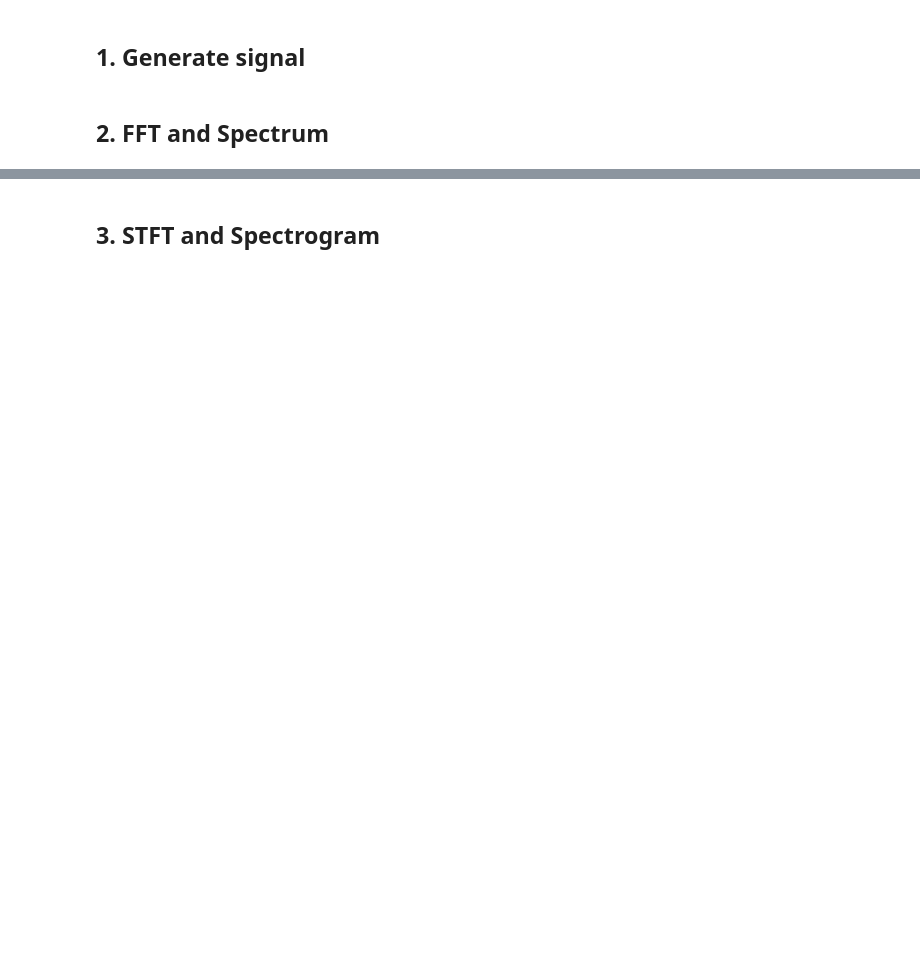
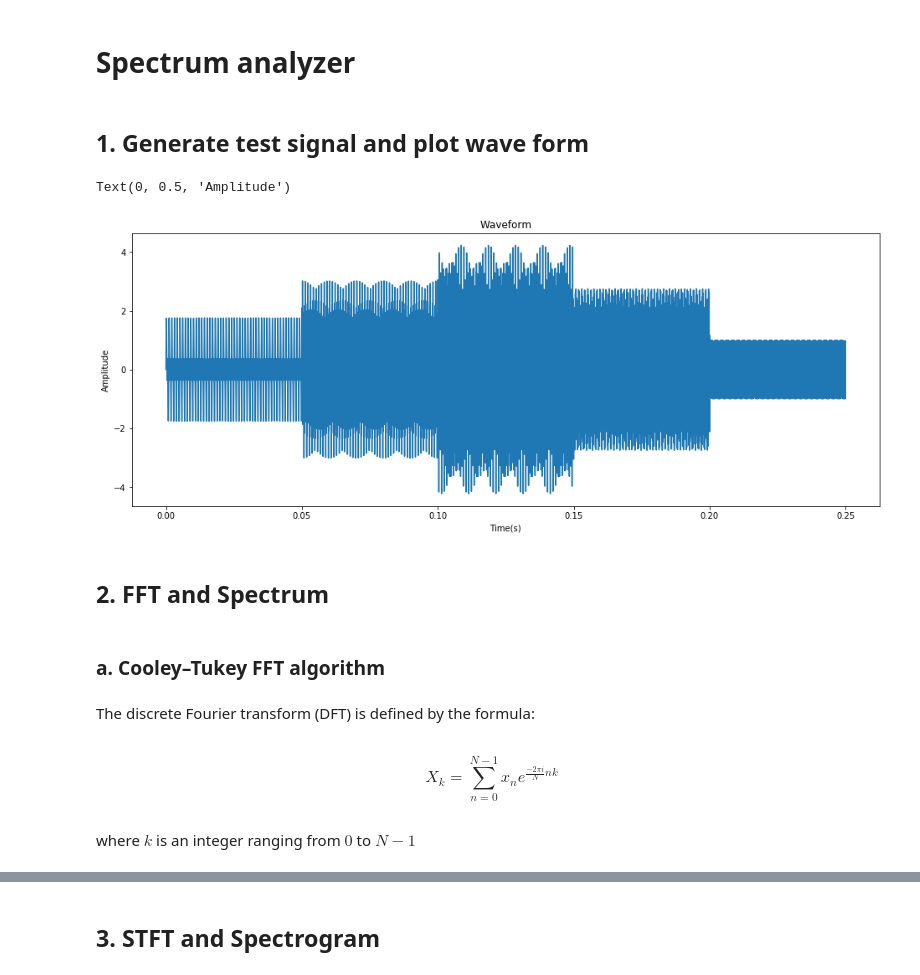
Before and after one commit to Sunfl4wer/Signal-and-Spectrum, a Jupyter notebook: Python/Final.ipynb, the cells around one changed output, grey strips where cells are left out. Saved outputs shown, nothing was run; the diff lists cells and outputs as text; code cells hidden in the pictures; blank space fills up the shorter version.

```diff
--- a/Python/Final.ipynb
+++ b/Python/Final.ipynb
@@ -19,34 +10,48 @@ import time
 # Checking fft and stft
 import scipy.signal as signal
 from scipy.fftpack import fft
+# %% [markdown]
+# Spectrum analyzer
 # %% [markdown]
-## 1. Generate signal
+## 1. Generate test signal and plot wave form
 # %%
-# unitstep function
-def rect_func(x, k):
+def rect_func(x, t1, t2):
+    # t2 > t1
     res = []
     N = len(x)
     for i in x:
-        if i <= k:
+        if t1 <= i <= t2:
+            res.append(1)
+        else:
             res.append(0)
-        else:
-            res.append(1)
     return np.array(res)
 # %%
 # Generate signal
-fs = 1024                      # sampling rate
-t = np.arange(0, 2, 1/fs)      # time
+fs = 44100
+t = np.arange(0, 0.25, 1/fs)
 # Signal
-x = np.sin(2*pi*10*t) + \
-    np.sin(2*pi*20*t)*rect_func(t, 0.3) + \
-    np.sin(2*pi*50*t)*rect_func(t, 0.6) + \
-    np.sin(2*pi*100*t)*rect_func(t, 1) + \
-    np.sin(2*pi*200*t)*rect_func(t, 1.3) + \
-    np.sin(2*pi*400*t)*rect_func(t, 1.6)
+x = np.sin(2*pi*1000*t) *rect_func(t, 0   , 0.1 ) + \
+    np.sin(2*pi*2000*t) *rect_func(t, 0   , 0.15) + \
+    np.sin(2*pi*5000*t) *rect_func(t, 0.05, 0.15) + \
+    np.sin(2*pi*10000*t)*rect_func(t, 0.05, 0.2 ) + \
+    np.sin(2*pi*15000*t)*rect_func(t, 0.1 , 0.2 ) + \
+    np.sin(2*pi*20000*t)*rect_func(t, 0.1  ,0.25)
 # Plot signal in time domains
+plt.figure(figsize = (16, 6))
 plt.plot(t, x)
 plt.title("Waveform")
 plt.xlabel('Time(s)')
 plt.ylabel('Amplitude')
+# %% [output]
+Text(0, 0.5, 'Amplitude')
+[figure, added]
 # %% [markdown]
 ## 2. FFT and Spectrum
+# %% [markdown]
+### a. Cooley–Tukey FFT algorithm
+# %% [markdown]
+The discrete Fourier transform (DFT) is defined by the formula:
+# %% [markdown]
+$$X_k=\sum\limits_{n=0}^{N-1}x_n e^{\frac{-2\pi i}{N}nk}$$
+# %% [markdown]
+where $k$ is an integer ranging from $0$ to $N-1$
```
Also changed, not shown: parts of 31 cells of this notebook, 4 other files.
